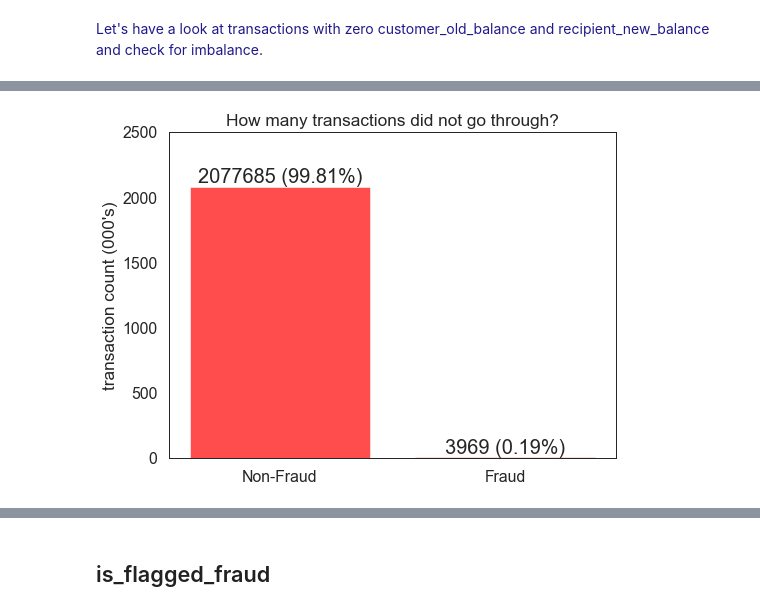
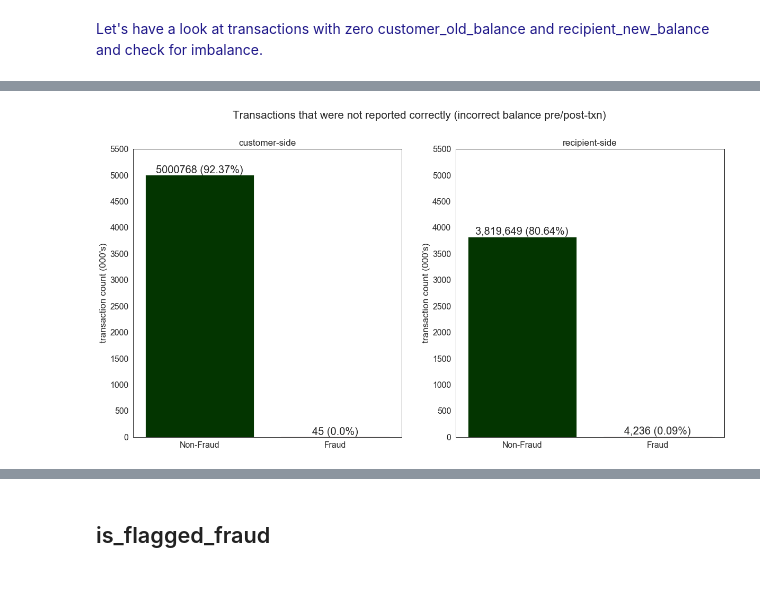
Before and after one commit to valmadrid/Detecting-Financial-Fraud-Transactions, a Jupyter notebook: financial_fraud.ipynb, the cells around one changed output, grey strips where cells are left out. Cells and saved outputs as stored; diff of their text form; code cells hidden in the pictures; blank space fills up the shorter version.

```diff
--- a/financial_fraud.ipynb
+++ b/financial_fraud.ipynb
@@ -253,7 +257,7 @@ del temp
 temp = df[df.is_fraud == 1].groupby(
     ["type"]).count().reset_index().sort_values("step", ascending=False)
 fig = plt.figure(figsize=(8, 6))
-graph = plt.bar(temp.type, temp.step, color="red", alpha=0.7)
+graph = plt.bar(temp.type, temp.step, color=["C0", "C3"])
 plt.title("Fraud Transactions", fontsize=20)
 plt.xlabel("transaction type")
 plt.ylabel("transaction count")
@@ -261,11 +265,11 @@ plt.yticks(range(0, 6000, 1000))
 for bar, x in zip(graph, temp.step.values):
     plt.text(bar.get_x() + bar.get_width() / 2,
              bar.get_height() + 100,
-             "{} ({}%)".format(x, round(x / len(df[df.is_fraud == 1]) * 100,
+             "{:,} ({}%)".format(x, round(x / len(df[df.is_fraud == 1]) * 100,
                                         2)),
              fontsize=20,
              ha="center",
              va="bottom")
 plt.show()
-del temp
+del temp, fig, graph, bar, x
 # %% [output]
@@ -343,7 +348,7 @@ The numbers of data points that we need to process has gone done significantly b
 # %%
 temp = df[df.type.isin(["CASH_OUT", "TRANSFER"])].groupby(["is_fraud"]).count().reset_index()
 fig = plt.figure(figsize=(8, 7))
-graph = plt.bar(temp.is_fraud, temp.step, color="blue", alpha=0.7)
+graph = plt.bar(temp.is_fraud, temp.step, color=["#033500", "#840000"])
 plt.title("CASH_OUT & TRANSFER Transactions", fontsize=20)
 plt.ylabel("transaction count")
 plt.yticks(range(0, 3500000, 500000))
@@ -351,10 +356,10 @@ plt.xticks([0, 1], ["0: Non-Fraud", "1: Fraud"])
 for bar, x in zip(graph, temp.step.values):
     plt.text(bar.get_x() + bar.get_width() / 2.0,
              bar.get_height() + 10000,
-             "{} ({}%)".format(x, round(x / len(df[df.type.isin(["CASH_OUT", "TRANSFER"])]) * 100, 2)),
+             "{:,} ({}%)".format(x, round(x / len(df[df.type.isin(["CASH_OUT", "TRANSFER"])]) * 100, 2)),
              fontsize=20,
              ha="center",
              va="bottom")
 plt.show()
-del temp
+del temp, fig, graph, bar, x
 # %% [output]
@@ -610,9 +621,10 @@ IDs_with_fraud = list(
 # %% [markdown]
 <font color='#20198A'>Let's have a look at transactions with zero customer_old_balance and recipient_new_balance and check for imbalance.</font>
 # %%
-df["customer_check_balance"] = round(df["customer_new_balance"] - (df["customer_old_balance"] - df["amount"]), 0)
-df["recipient_check_balance"] = round(df["recipient_new_balance"] - (df["recipient_old_balance"] + df["amount"]), 0)
-df["check_balance"] = df["customer_check_balance"] + df["recipient_check_balance"]
+df["customer_check_balance"] = df["customer_new_balance"] - (df["customer_old_balance"] - df["amount"])
+df["recipient_check_balance"] = df["recipient_new_balance"] - (df["recipient_old_balance"] + df["amount"])
+df["customer_transaction"] = round(np.abs(df["customer_check_balance"]), 0)== 0
+df["recipient_transaction"] = round(np.abs(df["recipient_check_balance"]), 0) == 0
 df.head()
 # %% [output]
 |  | step | type | amount | customer | customer_old_balance | customer_new_balance | recipient | ... |
@@ -653,26 +650,44 @@ df[df.check_balance!=0].sort_values(["check_balance"])
 # %%
-temp = df[df.check_balance == 0].groupby(
+fig = plt.figure(figsize=(20, 10))
+
+temp = df[df.customer_transaction==False].groupby(
     ["is_fraud"]).count().reset_index().sort_values("step", ascending=False)
-
-fig = plt.figure(figsize=(8, 6))
-
-graph = plt.bar(temp.is_fraud, temp.step, color="red", alpha=0.7)
-
-plt.title("How many transactions did not go through?")
+ax = fig.add_subplot(1, 2, 1)
+graph = plt.bar(temp.is_fraud, temp.step, color=["#033500", "#840000"])
+plt.title("customer-side")
 plt.ylabel("transaction count (000's)")
-plt.yticks(range(0, 3000000, 500000), range(0, 3000, 500))
+plt.yticks(range(0, 6000000, 500000), range(0, 6000, 500))
 plt.xticks([0, 1], ["Non-Fraud", "Fraud"])
-
 for bar, x in zip(graph, temp.step.values):
     plt.text(bar.get_x() + bar.get_width() / 2,
              bar.get_height(),
              "{} ({}%)".format(
-                 x, round(x / len(df[df.check_balance == 0]) * 100, 2)),
+                 x, round(x / len(df[df.customer_check_balance != 0]) * 100, 2)),
              fontsize=20,
              ha="center",
              va="bottom")
 
+
+temp = df[df.recipient_transaction==False].groupby(
+    ["is_fraud"]).count().reset_index().sort_values("step", ascending=False)
+ax = fig.add_subplot(1, 2, 2)
+graph = plt.bar(temp.is_fraud, temp.step, color=["#033500", "#840000"])
+plt.title("recipient-side")
+plt.ylabel("transaction count (000's)")
+plt.yticks(range(0, 6000000, 500000), range(0, 6000, 500))
+plt.xticks([0, 1], ["Non-Fraud", "Fraud"])
+for bar, x in zip(graph, temp.step.values):
+    plt.text(bar.get_x() + bar.get_width() / 2,
+             bar.get_height(),
+             "{:,} ({}%)".format(
+                 x, round(x / len(df[df.recipient_check_balance != 0]) * 100, 2)),
+             fontsize=20,
+             ha="center",
+             va="bottom")
+
+plt.suptitle("Transactions that were not reported correctly (incorrect balance pre/post-txn)")
 plt.show()
+del temp, ax, graph, bar, fig, x
 # %% [output]
-[figure, old version]
+[figure, new version]
 # %%
```
Also changed, not shown: parts of 27 cells of this notebook.
